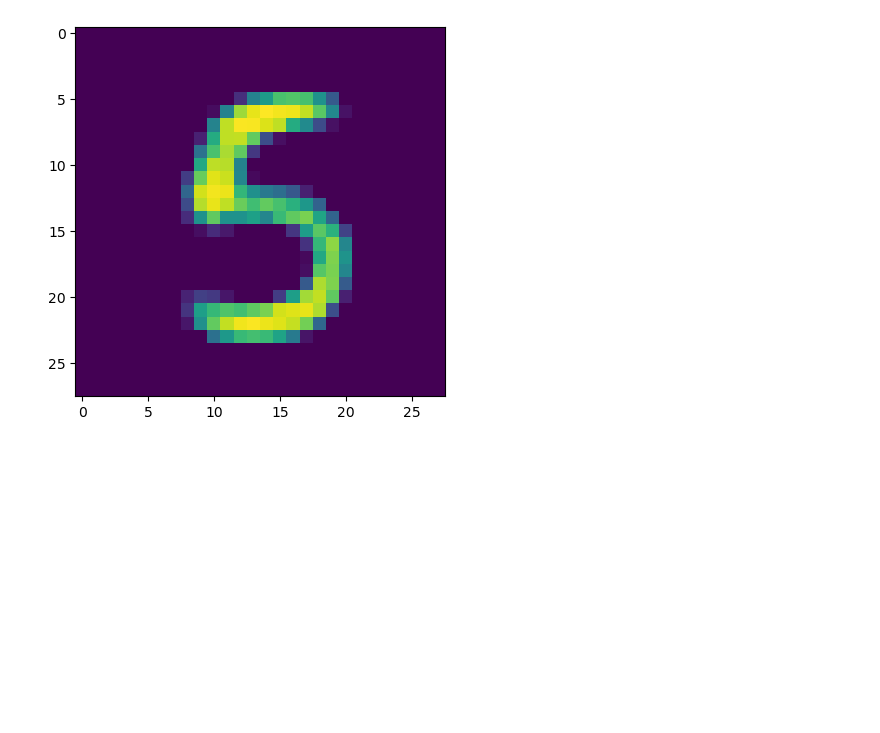
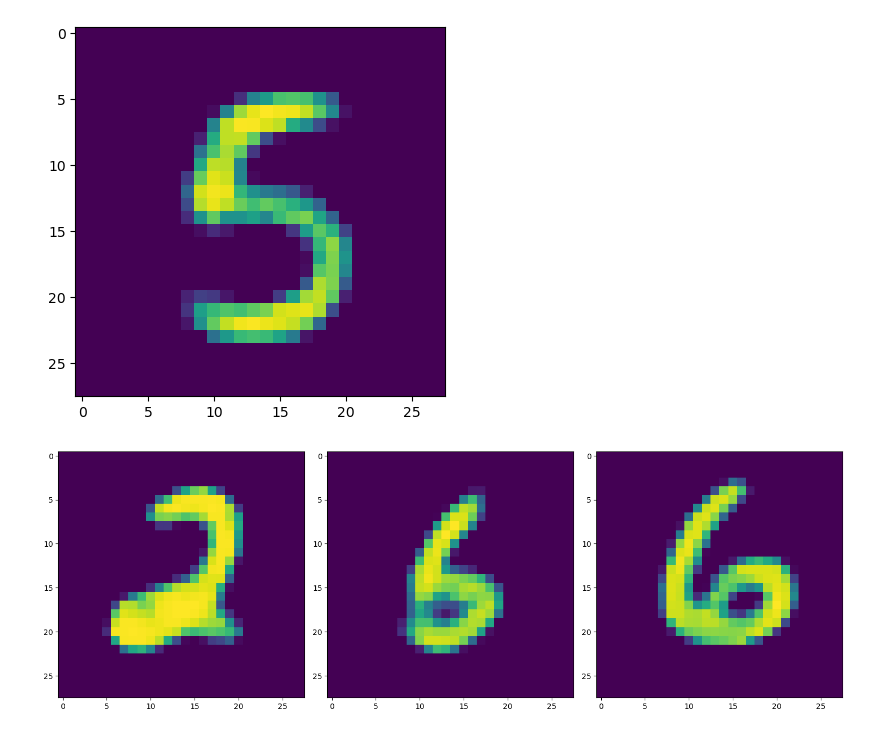
Before and after one commit to YuntianW/ECE236A, a Jupyter notebook: Task2_Demo.ipynb, the cells around one changed output. Saved outputs shown, nothing was run; the diff lists cells and outputs as text; code cells hidden in the pictures; blank space fills up the shorter version.

```diff
--- a/Task2_Demo.ipynb
+++ b/Task2_Demo.ipynb
@@ -123,0 +138,22 @@ plt.show()
+# %%
+# A - WH
+from tqdm import tqdm
+W = A[:, np.random.randint(0, 100, 3)]
+H = np.zeros((3, A.shape[1]))
+for _ in tqdm(range(5)):
+    for i in range(A.shape[1]):
+        H[:, i] = solve_l1_l1_Ax_b(W, A[:, i], 0.5)
+    for i in range(A.shape[0]):
+        W[i, :] = solve_l1_linf_Ax_b(H.T, A[i, :], 0.1)
+# %%
+fig, axes = plt.subplots(1, 3, figsize=(15, 5))
+for i in range(3):
+    axes[i].imshow(W[:, i].reshape(28, 28))
+
+# Adjust layout to prevent overlap
+plt.tight_layout()
+
+# Show the plot
+plt.show()
+# %% [output]
+[figure, added]
```
Also changed, not shown: parts of 5 cells of this notebook, 1 other file.
